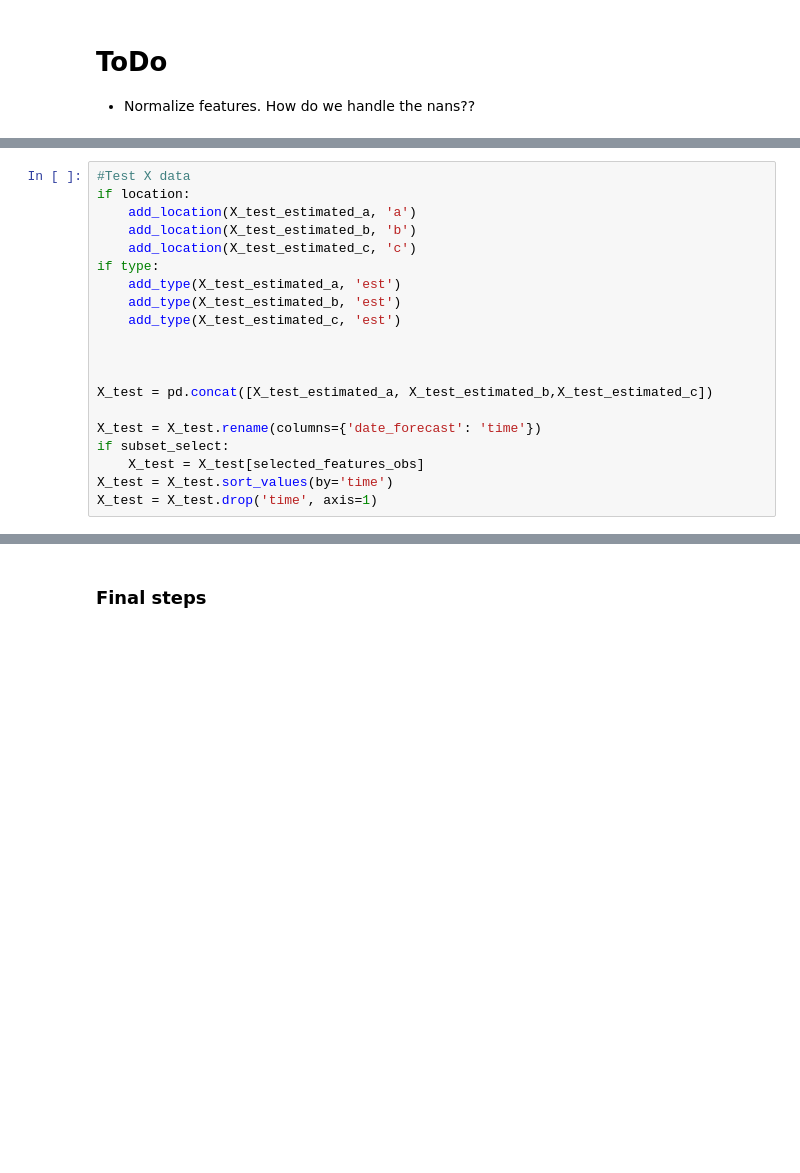
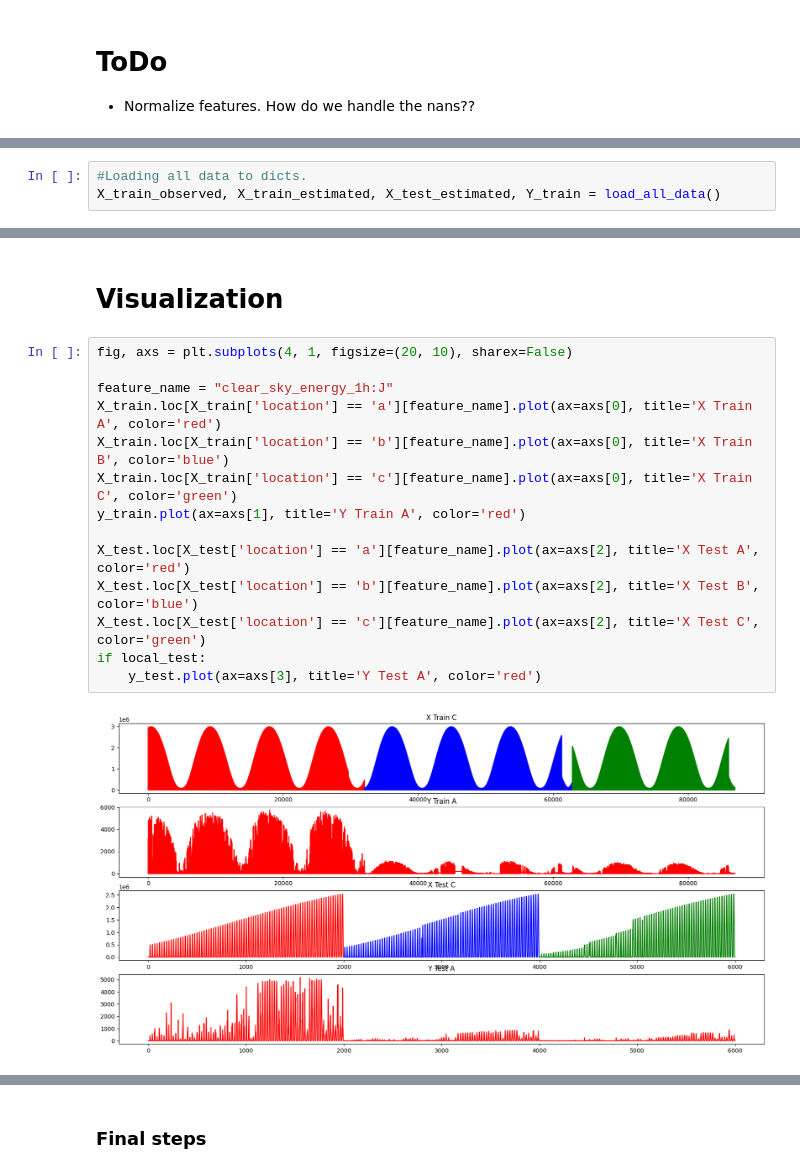
Before and after one commit to Bergschtein/Solar-Energy-Prediction, a Jupyter notebook: catboost.ipynb, the cells around one changed output, grey strips where cells are left out. Saved outputs shown, nothing was run; the diff lists cells and outputs as text; blank space fills up the shorter version.

```diff
--- a/catboost.ipynb
+++ b/catboost.ipynb
@@ -152,20 +272,0 @@ X_train = X_train.drop('time', axis=1)
-# %%
-#Test X data
-if location:
-    add_location(X_test_estimated_a, 'a')
-    add_location(X_test_estimated_b, 'b')
-    add_location(X_test_estimated_c, 'c')
-if type:
-    add_type(X_test_estimated_a, 'est')
-    add_type(X_test_estimated_b, 'est')
-    add_type(X_test_estimated_c, 'est')
-
-
-
-X_test = pd.concat([X_test_estimated_a, X_test_estimated_b,X_test_estimated_c])
-
-X_test = X_test.rename(columns={'date_forecast': 'time'})
-if subset_select:
-    X_test = X_test[selected_features_obs]
-X_test = X_test.sort_values(by='time')
-X_test = X_test.drop('time', axis=1)
@@ -178,0 +273,3 @@ X_test = X_test.drop('time', axis=1)
+# %%
+#Loading all data to dicts.
+X_train_observed, X_train_estimated, X_test_estimated, Y_train = load_all_data()
@@ -178,0 +343,18 @@ X_test = X_test.drop('time', axis=1)
+# %% [markdown]
+# Visualization
+# %%
+fig, axs = plt.subplots(4, 1, figsize=(20, 10), sharex=False)
+
+feature_name = "clear_sky_energy_1h:J"
+X_train.loc[X_train['location'] == 'a'][feature_name].plot(ax=axs[0], title='X Train A', color='red')
+X_train.loc[X_train['location'] == 'b'][feature_name].plot(ax=axs[0], title='X Train B', color='blue')
+X_train.loc[X_train['location'] == 'c'][feature_name].plot(ax=axs[0], title='X Train C', color='green')
+y_train.plot(ax=axs[1], title='Y Train A', color='red')
+
+X_test.loc[X_test['location'] == 'a'][feature_name].plot(ax=axs[2], title='X Test A', color='red')
+X_test.loc[X_test['location'] == 'b'][feature_name].plot(ax=axs[2], title='X Test B', color='blue')
+X_test.loc[X_test['location'] == 'c'][feature_name].plot(ax=axs[2], title='X Test C', color='green')
+if local_test:
+    y_test.plot(ax=axs[3], title='Y Test A', color='red')
+# %% [output]
+[figure, added]
```
Also changed, not shown: parts of 24 cells of this notebook, 7 other files.
